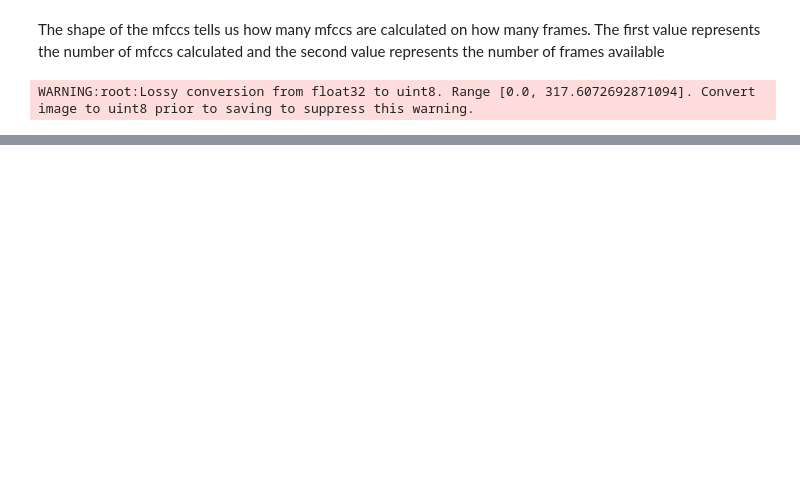
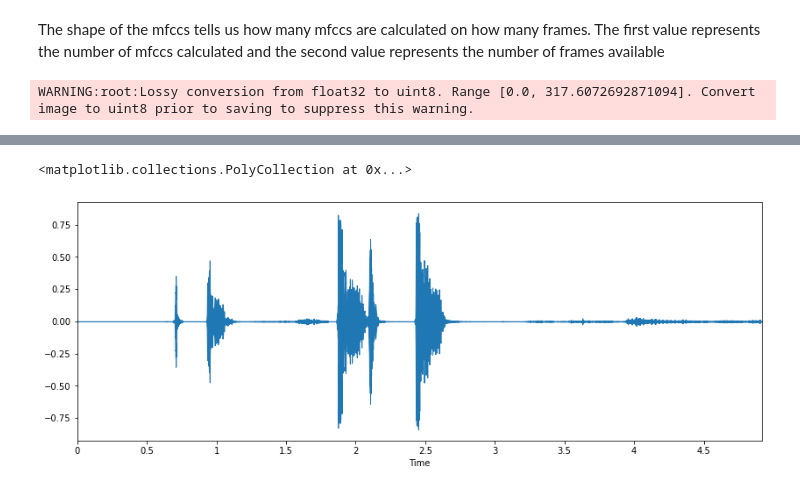
Before and after one commit to codingfabi/COUGHVID, a Jupyter notebook: Final_Project.ipynb, the cells around one changed output, grey strips where cells are left out. Saved outputs shown, nothing was run; the diff lists cells and outputs as text; code cells hidden in the pictures; blank space fills up the shorter version.

```diff
--- a/Final_Project.ipynb
+++ b/Final_Project.ipynb
@@ -309 +350,9 @@ for image in resized_images:
 ... (8 outputs left out)
+# %%
+x, sr = load_soundfile_from_drive('00fdaa7b-d050-43b0-b606-155be40ac80f.webm')
+# %%
+plt.figure(figsize=(14,5))
+librosa.display.waveplot(x)
+# %% [output]
+<matplotlib.collections.PolyCollection at 0x...>
+[figure, added]
```
Also changed, not shown: parts of 14 cells of this notebook.
